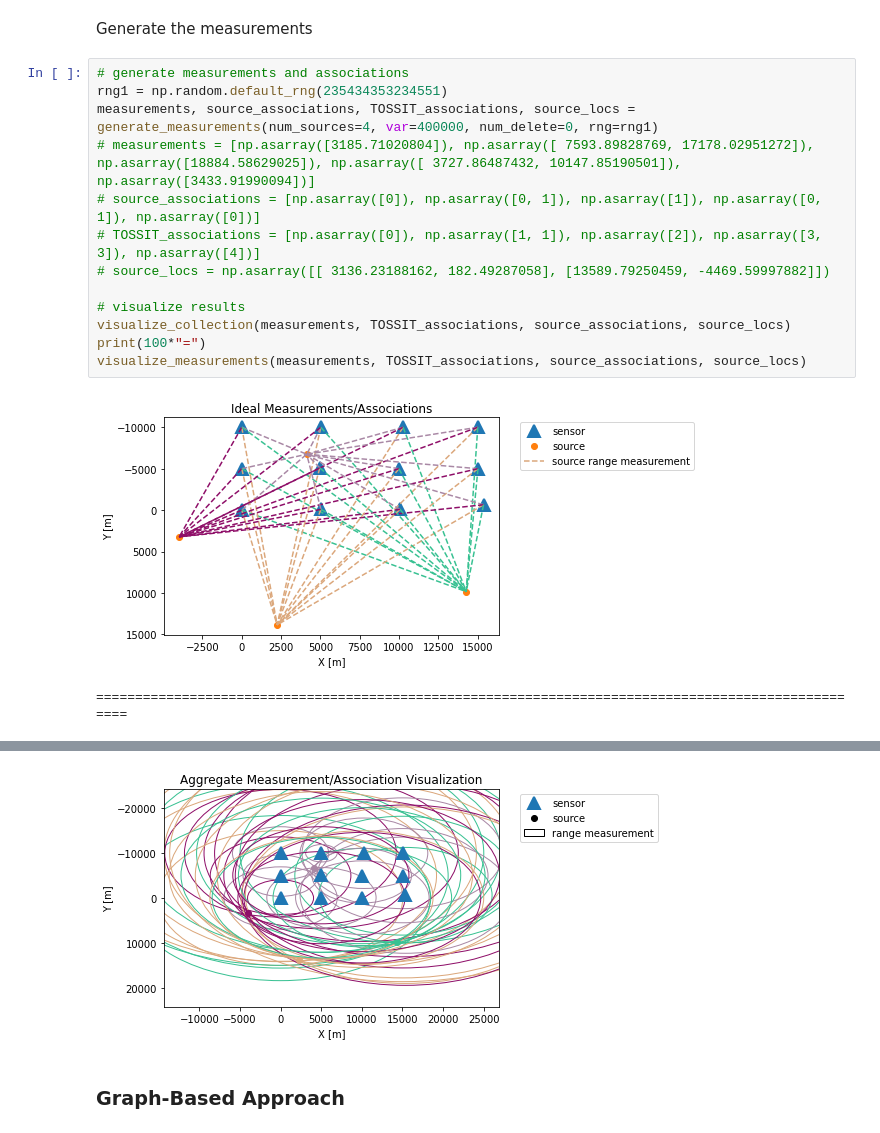
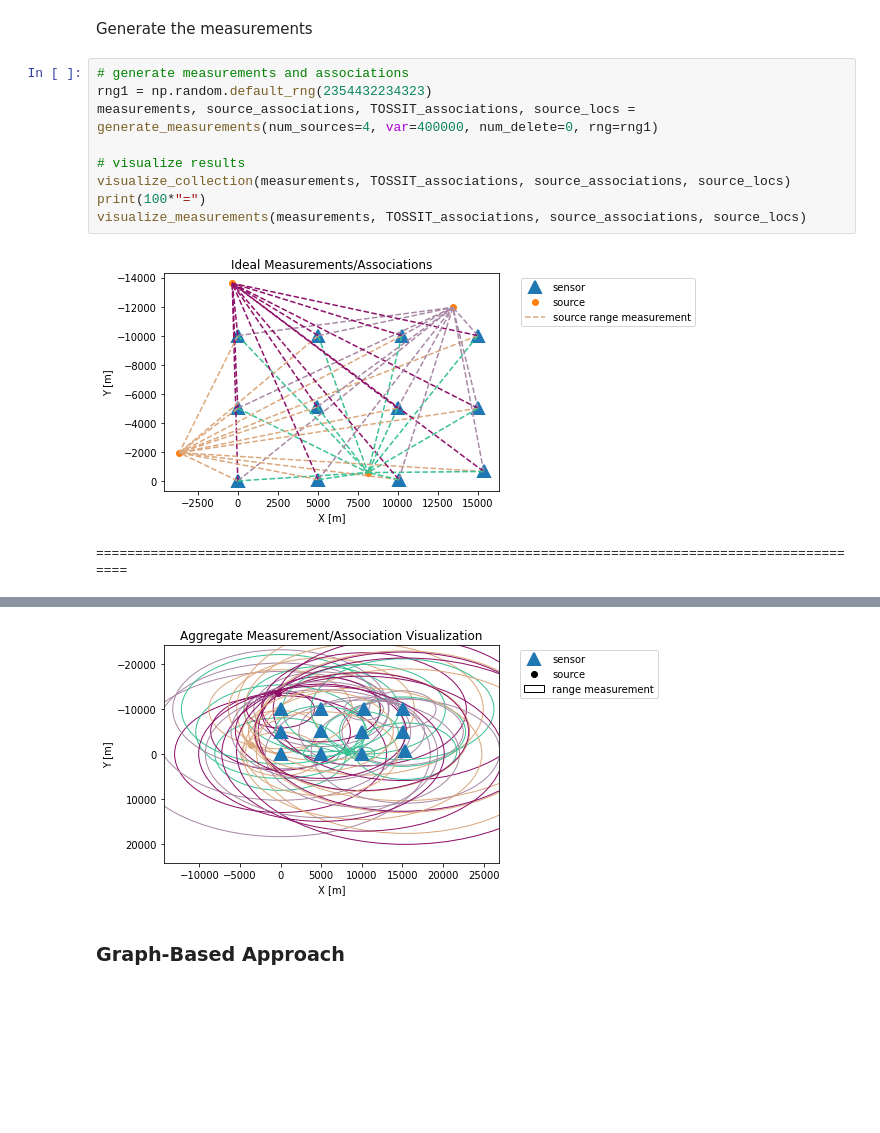
Before and after one commit to whoi-mars/Whale-Gunshot-Localization, a Jupyter notebook: associate_and_localize/algorithm_sandbox.ipynb, the cells around one changed output, grey strips where cells are left out. Drawn from its saved outputs; the diff is of its cells as text; blank space fills up the shorter version.

```diff
--- a/associate_and_localize/algorithm_sandbox.ipynb
+++ b/associate_and_localize/algorithm_sandbox.ipynb
@@ -245,17 +245,13 @@ def visualize_measurements(measurements, TOSSIT_associations, source_association
 Generate the measurements
 # %%
 # generate measurements and associations
-rng1 = np.random.default_rng(235434353234551)
+rng1 = np.random.default_rng(2354432234323)
 measurements, source_associations, TOSSIT_associations, source_locs = generate_measurements(num_sources=4, var=400000, num_delete=0, rng=rng1)
-# measurements = [np.asarray([3185.71020804]), np.asarray([ 7593.89828769, 17178.02951272]), np.asarray([18884.58629025]), np.asarray([ 3727.86487432, 10147.85190501]), np.asarray([3433.91990094])]
-# source_associations = [np.asarray([0]), np.asarray([0, 1]), np.asarray([1]), np.asarray([0, 1]), np.asarray([0])]
-# TOSSIT_associations = [np.asarray([0]), np.asarray([1, 1]), np.asarray([2]), np.asarray([3, 3]), np.asarray([4])]
-# source_locs = np.asarray([[ 3136.23188162, 182.49287058], [13589.79250459, -4469.59997882]])
 
 # visualize results
 visualize_collection(measurements, TOSSIT_associations, source_associations, source_locs)
 print(100*"=")
 visualize_measurements(measurements, TOSSIT_associations, source_associations, source_locs)
 # %% [output]
-[figure, old version]
+[figure, new version]
 ====================================================================================================
@@ -263,4 +259,4 @@ visualize_measurements(measurements, TOSSIT_associations, source_associations, s
-[figure, old version]
+[figure, new version]
 # %% [markdown]
 
 
```
Also changed, not shown: parts of 11 cells of this notebook, 1 other file.
